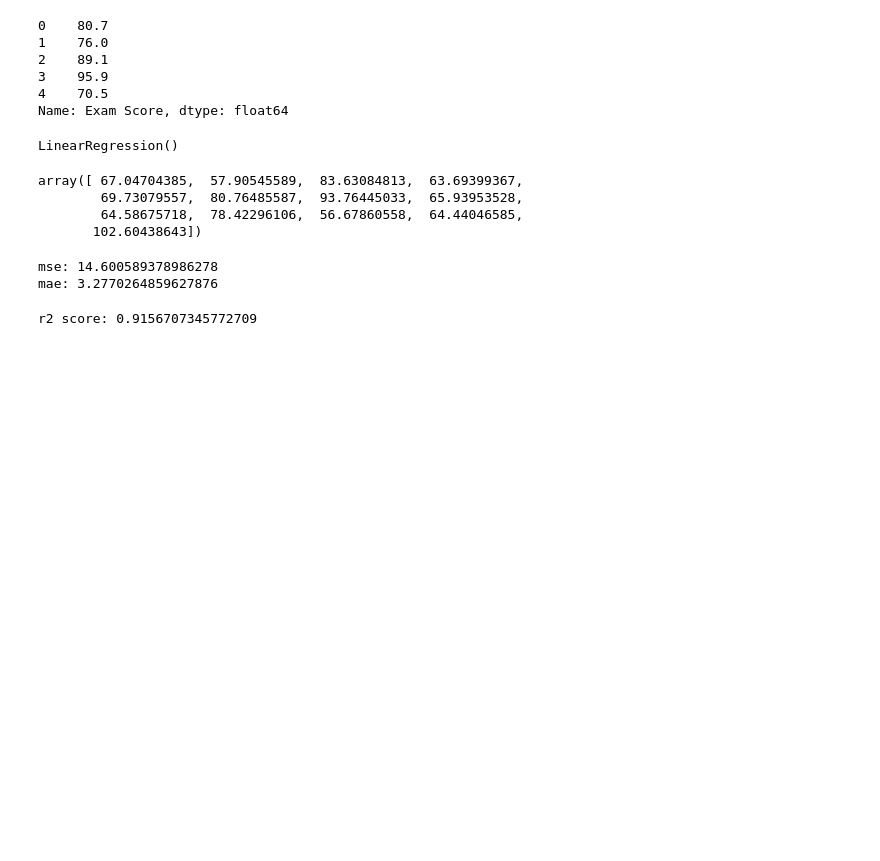
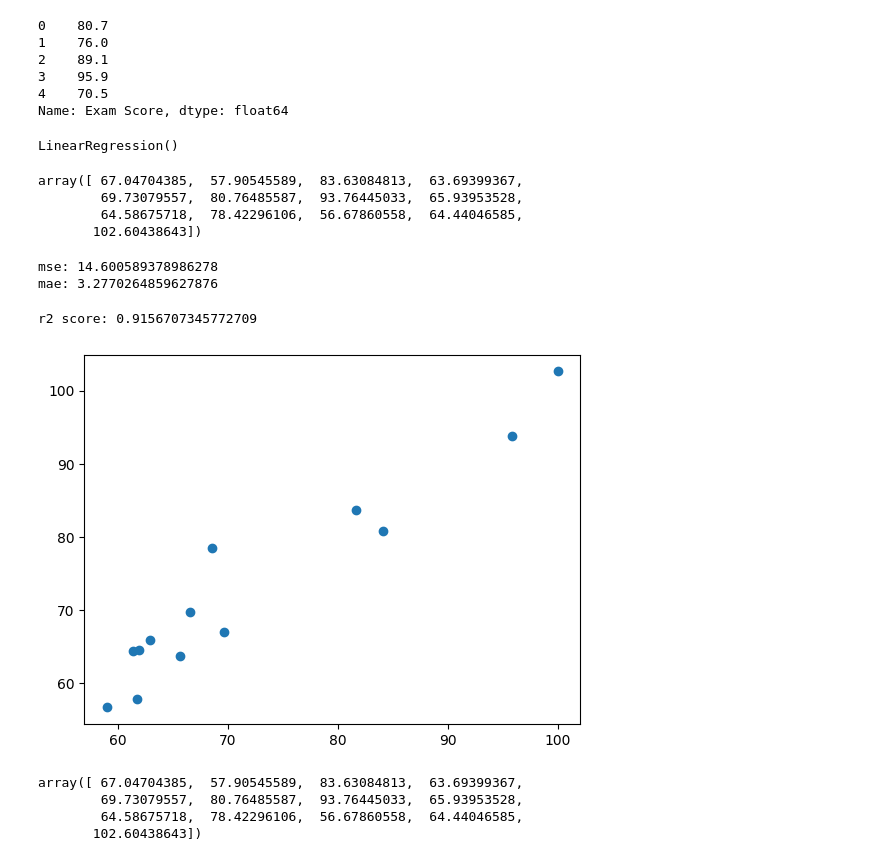
Before and after one commit to enistolgasn/Data-Science-and-Machine-Learning, a Jupyter notebook: 21 - Multiple Regression/2 - Multiple_Linear_Regression.ipynb, the cells around one changed output. Drawn from its saved outputs; the diff is of its cells as text; code cells hidden in the pictures; blank space fills up the shorter version.

```diff
--- a/21 - Multiple Regression/2 - Multiple_Linear_Regression.ipynb
+++ b/21 - Multiple Regression/2 - Multiple_Linear_Regression.ipynb
@@ -133,3 +133,15 @@ score = r2_score(y_test, y_pred)
 print("r2 score:", score)
 # %% [output]
 r2 score: 0.9156707345772709
+# %%
+plt.scatter(y_test, y_pred)
+plt.show()
+# %% [output]
+[figure, added]
+# %%
+y_pred
+# %% [output]
+array([ 67.04704385,  57.90545589,  83.63084813,  63.69399367,
+        69.73079557,  80.76485587,  93.76445033,  65.93953528,
+        64.58675718,  78.42296106,  56.67860558,  64.44046585,
+       102.60438643])
```
Also changed, not shown: parts of 6 cells of this notebook.
